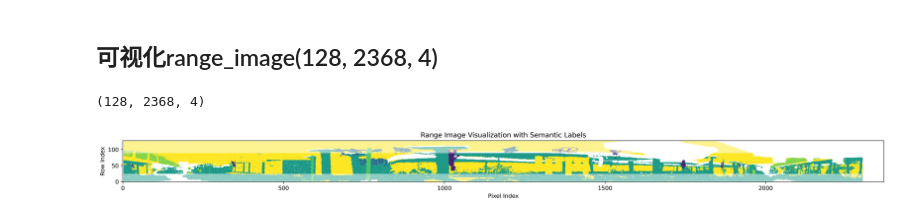
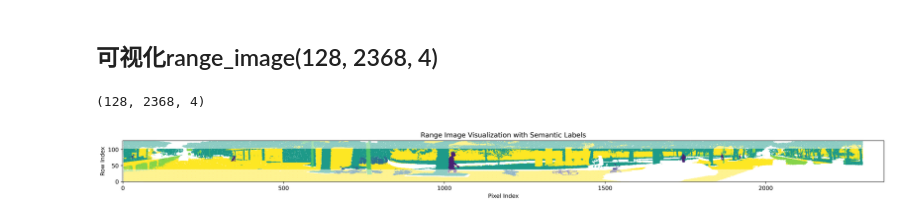
Before and after one commit to HuangCongQing/python-libraries, a Jupyter notebook: 03Matplotlib/应用/09vis_range_image.ipynb, the cells around one changed output. Drawn from its saved outputs; the diff is of its cells as text; code cells hidden in the pictures.

```diff
--- a/03Matplotlib/应用/09vis_range_image.ipynb
+++ b/03Matplotlib/应用/09vis_range_image.ipynb
@@ -14,34 +14,36 @@ from matplotlib.colors import ListedColormap
 # np.save("points.npy", a)
 range_image = np.load("./points.npy")  # 示例数据
 print(range_image.shape)
+# !!!!!!!!看实际情况！！！！！！！！在第一个维度（128 维度）上逆序
+range_image = range_image[::-1, :, :]
 
 # 提取语义标签(最后一列)
 labels = range_image[:, :, 3].astype(int)  # 形状为 (128, 2368)
 
 # 定义颜色映射
 # 假设标签范围为 1~12，为每个标签分配一个颜色
 cmap = plt.cm.viridis(np.linspace(0, 1, 12))  # 使用 viridis 颜色映射
 cmap = np.vstack([[1, 1, 1, 1], cmap])  # label=0的颜色映射的开头添加白色（RGB: [1, 1, 1, 1]）
 cmap = ListedColormap(cmap)  # 将颜色映射转换为 ListedColormap
 
 # 可视化为二维图像
 plt.figure(figsize=(24, 16), dpi=500)
 # 使用 interpolation='none'：禁用插值，直接显示原始像素。（可选nearest）
 plt.imshow(labels, cmap=cmap, interpolation='none', origin='lower')
 
 # 添加颜色条
 # cbar = plt.colorbar(ticks=range(1, 13))
 # cbar.set_label('Semantic Label')
 
 # 添加标题
 plt.title('Range Image Visualization with Semantic Labels')
 plt.xlabel('Pixel Index')
 plt.ylabel('Row Index')
 
 # 保存图像时设置更高的 DPI
 plt.savefig("save/range_image.png", dpi=500)
 
 plt.show()
 # %% [output]
 (128, 2368, 4)
-[figure, old version]
+[figure, new version]
```
Also changed, not shown: 1 other file.
